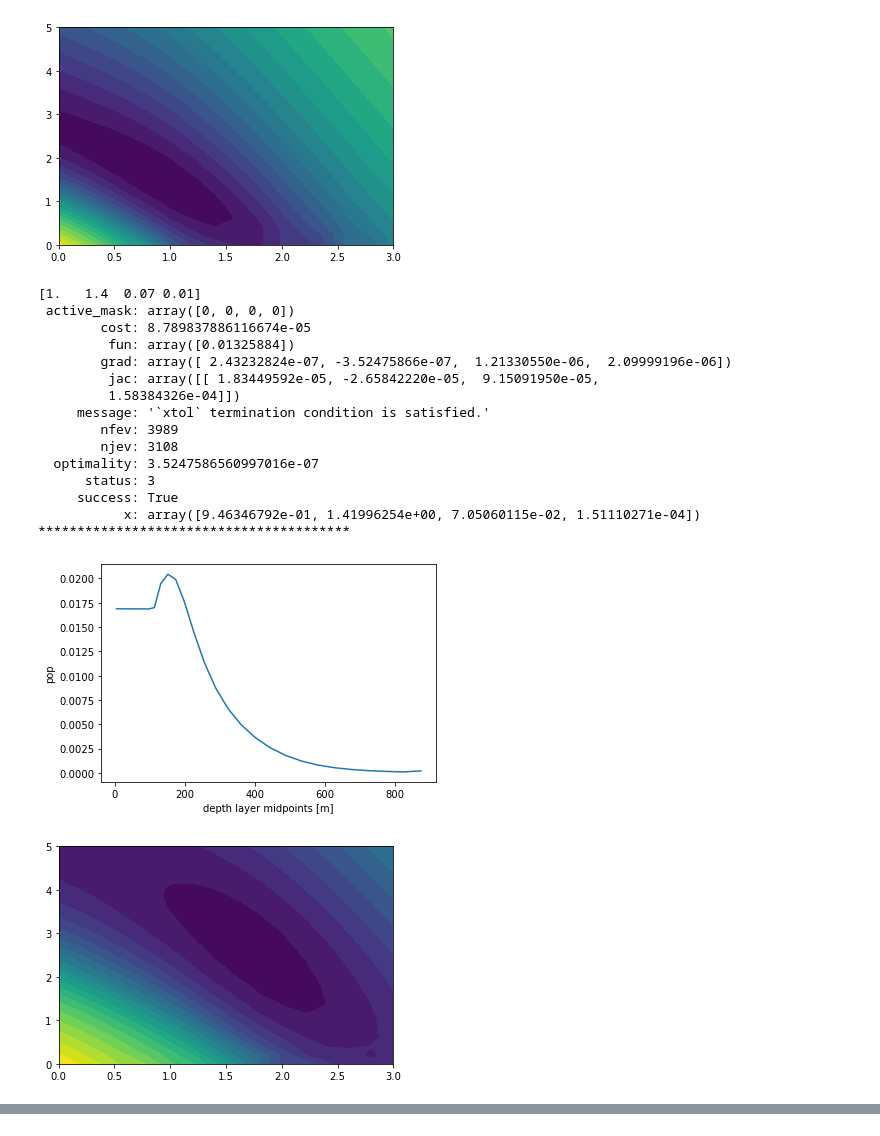
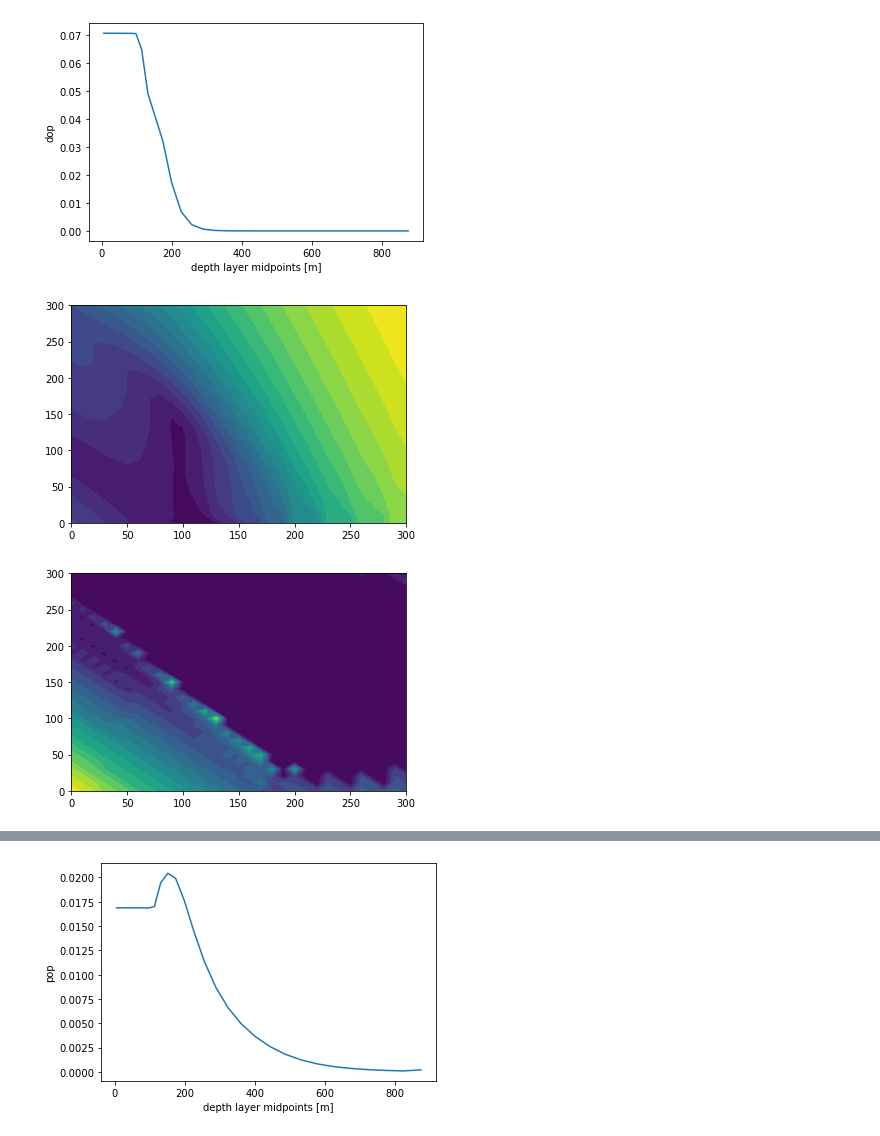
Before and after one commit to klindsay28/Newton-Krylov_OOC, a Jupyter notebook: notebooks/optimize_phosphorus_fit.ipynb, the cells around one changed output, grey strips where cells are left out. Saved outputs shown, nothing was run; the diff lists cells and outputs as text; code cells hidden in the pictures.

Commit message:
rework notebooks/optimize_phosphorus_fit.ipynb
solve optimization problem for 2 and 3 nodes

Changes to be committed:
	modified:   notebooks/optimize_phosphorus_fit.ipynb

```diff
--- a/notebooks/optimize_phosphorus_fit.ipynb
+++ b/notebooks/optimize_phosphorus_fit.ipynb
@@ -56,44 +149,36 @@ for varname in ["po4", "dop", "pop"]:
     ds[varname].plot()
     plt.show()
 
-    h1_vals = np.linspace(0.0, 3.0, 16)
-    h2_vals = np.linspace(0.0, 5.0, 26)
+    h1_vals = np.linspace(0.0, 300.0, 31)
+    h2_vals = np.linspace(0.0, 300.0, 31)
+    h3_vals = np.linspace(0.0, 400.0, 41)
 
-    fit_coeffs_0 = np.array([init_vals[varname]["shallow"], init_vals[varname]["deep"]])
+    res = np.zeros((len(h3_vals), len(h2_vals), len(h1_vals)))
+    for i1, h1 in enumerate(h1_vals):
+        for i2, h2 in enumerate(h2_vals):
+            for i3, h3 in enumerate(h3_vals):
+                res[i3, i2, i1] = fixed_nodes_delta_nnls_penalty(np.array([h1, h2, h3]))
 
-    bounds = ( np.array([0.0, 0.0]), np.array([np.inf, np.inf]) )
-
-    res = np.zeros((len(h2_vals), len(h1_vals)))
-
-    for i1, x1 in enumerate(h1_vals):
-        for i2, x2 in enumerate(h2_vals):
-            fixed_nodes = np.array([x1, x2])
-            res[i2, i1] = optimize.least_squares(
-                penalty_fixed_nodes,
-                fit_coeffs_0,
-                bounds=bounds,
-                max_nfev=10000,
-                ftol=1.0e-10,
-            ).cost
-
-    plt.contourf(h1_vals, h2_vals, res, 20)
+    plt.contourf(h1_vals, h2_vals, res.min(axis=0), 20)
     plt.show()
 
-    ind = np.unravel_index(np.argmin(res, axis=None), res.shape)
+    plt.contourf(h1_vals, h2_vals, np.argmin(res, axis=0), 20)
+    plt.show()
 
-    fit_coeffs_0 = np.array(
-        [h1_vals[ind[1]],
-         h2_vals[ind[0]],
-         init_vals[varname]["shallow"],
-         init_vals[varname]["deep"]]
-    )
-    print(fit_coeffs_0)
+    ind_min = np.unravel_index(np.argmin(res, axis=None), res.shape)
 
-    bounds = ( np.array([0.0, 0.0, 0.0, 0.0]), np.array([np.inf, np.inf, np.inf, np.inf]) )
+    nodes_delta_0 = np.array([h1_vals[ind_min[2]], h2_vals[ind_min[1]], h3_vals[ind_min[0]]])
+    print(nodes_delta_0)
+    print(fixed_nodes_nnls(nodes_delta_0.cumsum()))
+
+    bounds = ( np.array([0.0, 0.0, 0.0]), np.array([np.inf, np.inf, np.inf]) )
+    tol = 1.0e-11 * ds[varname].max()
     res = optimize.least_squares(
-        penalty, fit_coeffs_0, bounds=bounds, max_nfev=10000, ftol=1.0e-10
+        fixed_nodes_delta_nnls_penalty, nodes_delta_0, bounds=bounds, max_nfev=10000, ftol=tol, gtol=tol
     )
     print(res)
+    print(res.x.cumsum())
+    print(fixed_nodes_nnls(res.x.cumsum()))
     print(40 * "*")
 # %% [output]
 [figure]
@@ -117,18 +204,3 @@ for varname in ["po4", "dop", "pop"]:
-[figure, old version]
+[figure, new version]
-[1.   1.4  0.07 0.01]
- active_mask: array([0, 0, 0, 0])
-        cost: 8.789837886116674e-05
-         fun: array([0.01325884])
-        grad: array([ 2.43232824e-07, -3.52475866e-07,  1.21330550e-06,  2.09999196e-06])
-         jac: array([[ 1.83449592e-05, -2.65842220e-05,  9.15091950e-05,
-         1.58384326e-04]])
-     message: '`xtol` termination condition is satisfied.'
-        nfev: 3989
-        njev: 3108
-  optimality: 3.5247586560997016e-07
-      status: 3
-     success: True
-           x: array([9.46346792e-01, 1.41996254e+00, 7.05060115e-02, 1.51110271e-04])
-****************************************
-[figure, old version]
+[figure, new version]
-[figure, old version]
+[figure, new version]
@@ -134,0 +224 @@ for varname in ["po4", "dop", "pop"]:
+[figure, added]
```
Also changed, not shown: parts of 5 cells of this notebook.
